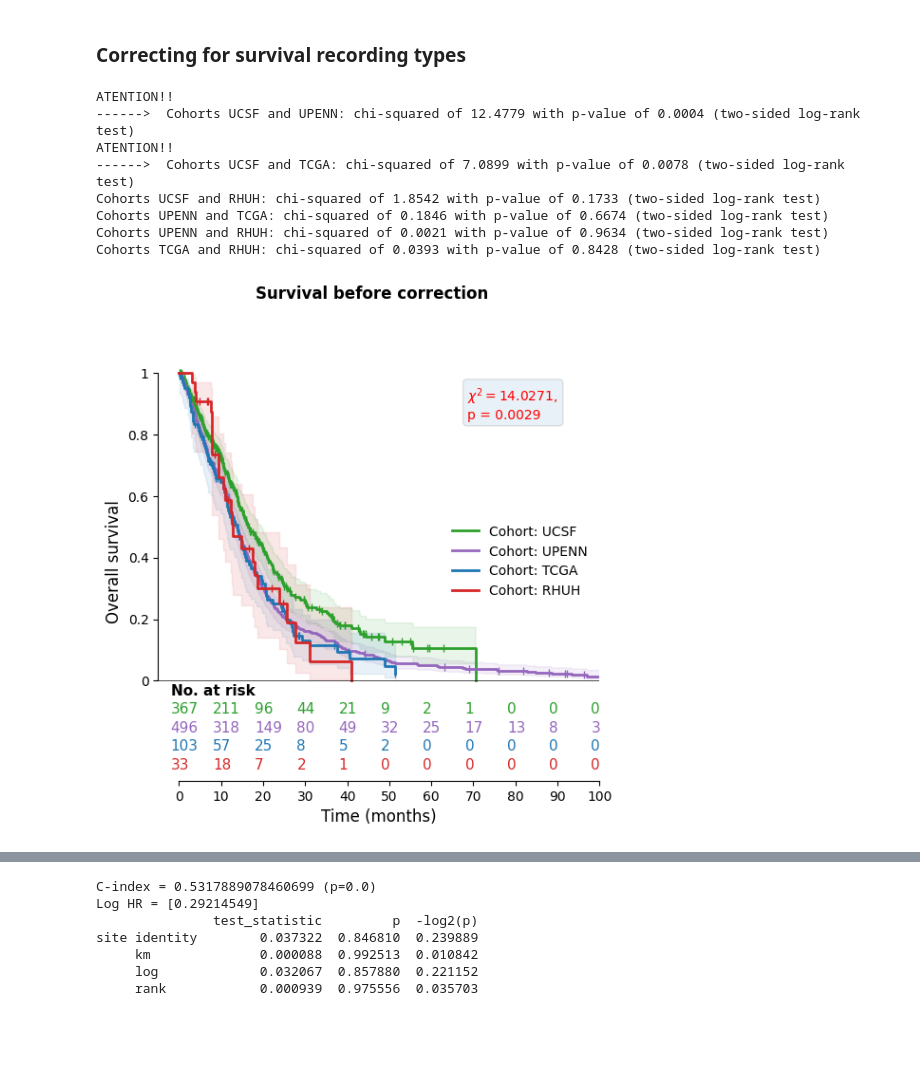
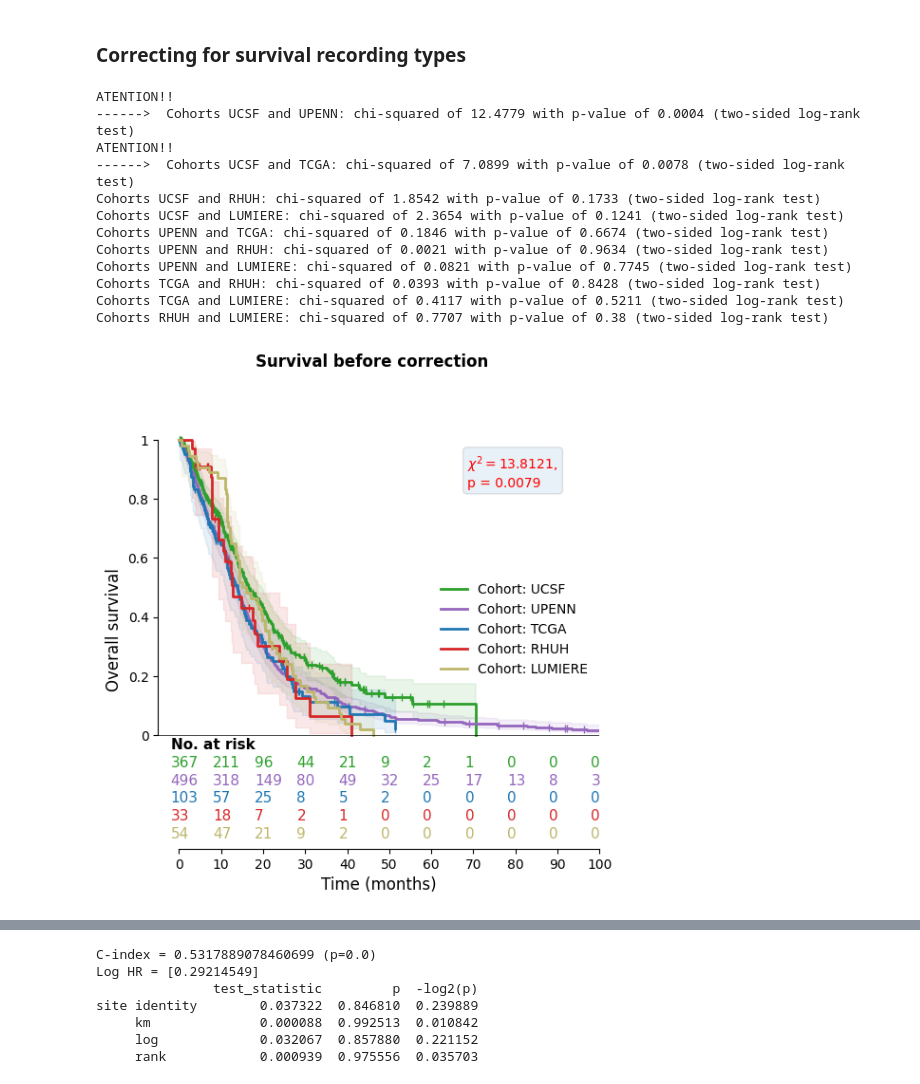
Before and after one commit to JoanSano/NormWM_4_Glioblastoma, a Jupyter notebook: createDatabase.ipynb, the cells around one changed output, grey strips where cells are left out. Drawn from its saved outputs; the diff is of its cells as text; code cells hidden in the pictures; blank space fills up the shorter version.

Commit message:
added: LUMIERE processing and generic pairwise function; fix: incorrect Cox covariates in the function;

```diff
--- a/createDatabase.ipynb
+++ b/createDatabase.ipynb
@@ -35,6 +36,7 @@ covariates_of_interest = [
 ]
 
 daysXmonth = 365/12
+daysXweek = 7
 voxel_size = (0.5**3) * (1/1000) # 0.5 (mm³/voxel) X 0.001 (cm³/mm³)
 # %%
 os.makedirs(f"{RESULTS}", exist_ok=True)
@@ -94,0 +152,7 @@ upenn_aal3 = pd.read_csv(UPENN_AAL3)
+# %%
+# We record survival in days to unify with the rest of the cohorts
+merged_lumiere_hcpex["Survival time (weeks)"] = merged_lumiere_hcpex["Survival time (weeks)"].astype(int) * daysXweek
+merged_lumiere_hcpex.rename(columns={"Survival time (weeks)": "Survival time (days)"}, inplace=True)
+
+merged_lumiere_aal3["Survival time (weeks)"] = merged_lumiere_aal3["Survival time (weeks)"].astype(int) * daysXweek
+merged_lumiere_aal3.rename(columns={"Survival time (weeks)": "Survival time (days)"}, inplace=True)
@@ -95,3 +179,15 @@ upenn_aal3 = pd.read_csv(UPENN_AAL3)
+# %%
+map_sex = {"male": 0, "female": 1}
+map_mgmt = {"not methylated": 0, "methylated": 2, "na": np.nan} # Intermediate methylation info is not available (though some percentages are rather low...)
+# map_eor = {"biopsy": 0, "STR": 1, "GTR": 2, "Not Available": np.nan}
+
+hcpex_lumiere = merged_lumiere_hcpex[covariates_of_interest].copy()
+hcpex_lumiere["sex"] = hcpex_lumiere["sex"].map(map_sex)
+hcpex_lumiere["mgmt"] = hcpex_lumiere["mgmt"].map(map_mgmt)
+
+aal3_lumiere = merged_lumiere_aal3[covariates_of_interest].copy()
+aal3_lumiere["sex"] = aal3_lumiere["sex"].map(map_sex)
+aal3_lumiere["mgmt"] = aal3_lumiere["mgmt"].map(map_mgmt)
 # %% [markdown]
 ### RHUH processing
 # %%
@@ -398,26 +494,34 @@ hcpex_ucsf["cohort"] = 0
 hcpex_upenn["cohort"] = 1
 hcpex_tcga["cohort"] = 2
 hcpex_rhuh["cohort"] = 3
+hcpex_lumiere["cohort"] = 4
 # Related to how survival was recorded
 hcpex_ucsf["site"] = 0
 hcpex_upenn["site"] = 1
 hcpex_tcga["site"] = 1
 hcpex_rhuh["site"] = 1
+hcpex_lumiere["site"] = 1 # temporary
 
 hcpex = pd.concat(
-    (hcpex_ucsf, hcpex_upenn, hcpex_tcga, hcpex_rhuh)
+    (hcpex_ucsf, hcpex_upenn, hcpex_tcga, hcpex_rhuh, hcpex_lumiere),
+    ignore_index=True
 )
 
 aal3_ucsf["cohort"] = 0
 aal3_upenn["cohort"] = 1
 aal3_tcga["cohort"] = 2
 aal3_rhuh["cohort"] = 3
+aal3_lumiere["cohort"] = 4
 # Related to how survival was recorded
 aal3_ucsf["site"] = 0
 aal3_upenn["site"] = 1
 aal3_tcga["site"] = 1
 aal3_rhuh["site"] = 1
+aal3_lumiere["site"] = 1 # temporary
 
 aal3 = pd.concat(
-    (hcpex_ucsf, hcpex_upenn, hcpex_tcga, hcpex_rhuh)
+    (aal3_ucsf, aal3_upenn, aal3_tcga, aal3_rhuh, aal3_lumiere),
+    ignore_index=True
 )
+
+all_cohorts = {0: all_ucsf, 1:all_upenn, 2:all_tcga,  3:all_rhuh,  4:all_lumiere}
@@ -427,13 +541,14 @@ aal3 = pd.concat(
 fig, ax = plt.subplots(1, 1, figsize=(6,6))
 
 months = range(0,110,10)
-cohort_ids = [0,1,2,3]
-colors = ["tab:green", "tab:purple", "tab:blue","tab:red"]
-cohort_name = ["UCSF", "UPENN", "TCGA", "RHUH"]
+cohort_ids = [0,1,2,3,4]
+colors = ["tab:green", "tab:purple", "tab:blue","tab:red", "darkkhaki"]
+cohort_name = ["UCSF", "UPENN", "TCGA", "RHUH", "LUMIERE"]
+name_cohort = {k:v for k,v in zip(cohort_ids, cohort_name)}
 OS_STATS_deSITE = []
 GROUP_STATS = []
 
-nums = np.empty(shape=(4,), dtype=object)
+nums = np.empty(shape=(len(cohort_ids),), dtype=object)
 for i, cohort in enumerate(cohort_ids):
     diag = hcpex[hcpex["cohort"]==cohort]
     mask = ~np.isnan(diag["status"]) & ~np.isnan(diag["OS (days)"])
@@ -467,9 +582,10 @@ for i,t in enumerate(months):
     ax.text(t-2, -0.13, f"{nums[1][i]}", transform=ax.transData, fontsize=11, verticalalignment='top', color=colors[1])
     ax.text(t-2, -0.19, f"{nums[2][i]}", transform=ax.transData, fontsize=11, verticalalignment='top', color=colors[2])
     ax.text(t-2, -0.25, f"{nums[3][i]}", transform=ax.transData, fontsize=11, verticalalignment='top', color=colors[3])
+    ax.text(t-2, -0.31, f"{nums[4][i]}", transform=ax.transData, fontsize=11, verticalalignment='top', color=colors[4])
 ax.text(-2, -0.01, "No. at risk", transform=ax.transData, fontsize=11, verticalalignment='top', color="black", fontweight='bold')
 ax.hlines(0,-5,months[-1]+5, color="black", linewidth=.5)
-ax.set_ylim([-.325,1.1])
+ax.set_ylim([-.385,1.1])
 ax.set_xlim([-5,75])
 ax.set_xticks(range(0,months[-1]+10,10))
 ax.set_xticklabels(range(0,months[-1]+10,10))
@@ -483,32 +599,35 @@ ax.spines[["top", "right"]].set_visible(False)
 ax.legend(frameon=False)
 fig.suptitle("Survival before correction", fontweight="bold")
 fig.savefig(f"{RESULTS}/OS-stats/OS-cohorts_before-correction.pdf", dpi=200, format="pdf")
 fig.savefig(f"{RESULTS}/OS-stats/OS-cohorts_before-correction.svg", dpi=200, format="svg")
 
 GROUP_STATS_array = np.array(GROUP_STATS)
 chisquared, p_val = np.zeros((len(cohort_ids), len(cohort_ids))), np.zeros((len(cohort_ids), len(cohort_ids)))
-name_cohort = {0: "UCSF", 1: "UPENN", 2: "TCGA", 3: "RHUH"}
 
 for i, cohort_i in enumerate(cohort_ids):
     for j in range(i+1, len(cohort_ids)):
         cohort_j = cohort_ids[j]
 
         chisquared[i,j], p_val[i,j] = compare_survival(
             OS_STATS_deSITE[(GROUP_STATS_array==cohort_i+1) | (GROUP_STATS_array==cohort_j+1)],
             list(GROUP_STATS_array[(GROUP_STATS_array==cohort_i+1) | (GROUP_STATS_array==cohort_j+1)]),
             return_stats=False
         )
         if p_val[i,j]<=0.05:
             print(f"ATENTION!!\n------>\t Cohorts {name_cohort[i]} and {name_cohort[j]}: chi-squared of {chisquared[i,j].round(4)} with p-value of {p_val[i,j].round(4)} (two-sided log-rank test)")
         else:
             print(f"Cohorts {name_cohort[i]} and {name_cohort[j]}: chi-squared of {chisquared[i,j].round(4)} with p-value of {p_val[i,j].round(4)} (two-sided log-rank test)")
 # %% [output]
 ATENTION!!
 ------>  Cohorts UCSF and UPENN: chi-squared of 12.4779 with p-value of 0.0004 (two-sided log-rank test)
 ATENTION!!
 ------>  Cohorts UCSF and TCGA: chi-squared of 7.0899 with p-value of 0.0078 (two-sided log-rank test)
 Cohorts UCSF and RHUH: chi-squared of 1.8542 with p-value of 0.1733 (two-sided log-rank test)
+Cohorts UCSF and LUMIERE: chi-squared of 2.3654 with p-value of 0.1241 (two-sided log-rank test)
 Cohorts UPENN and TCGA: chi-squared of 0.1846 with p-value of 0.6674 (two-sided log-rank test)
 Cohorts UPENN and RHUH: chi-squared of 0.0021 with p-value of 0.9634 (two-sided log-rank test)
+Cohorts UPENN and LUMIERE: chi-squared of 0.0821 with p-value of 0.7745 (two-sided log-rank test)
 Cohorts TCGA and RHUH: chi-squared of 0.0393 with p-value of 0.8428 (two-sided log-rank test)
+Cohorts TCGA and LUMIERE: chi-squared of 0.4117 with p-value of 0.5211 (two-sided log-rank test)
+Cohorts RHUH and LUMIERE: chi-squared of 0.7707 with p-value of 0.38 (two-sided log-rank test)
-[figure, old version]
+[figure, new version]
```
Also changed, not shown: parts of 17 cells of this notebook.
